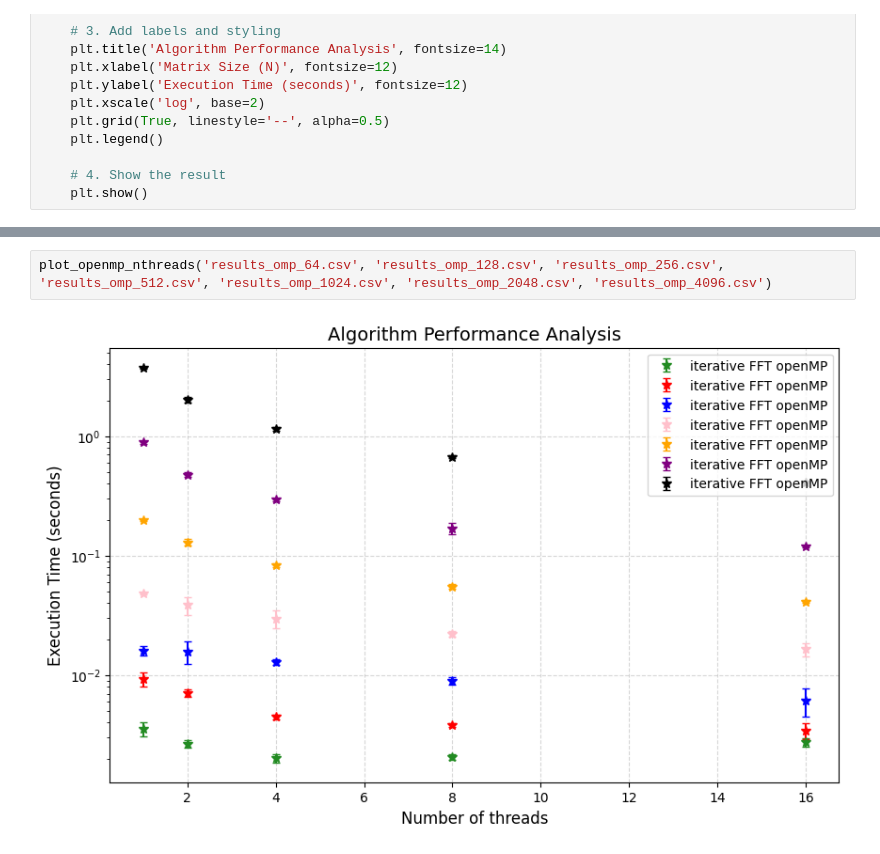
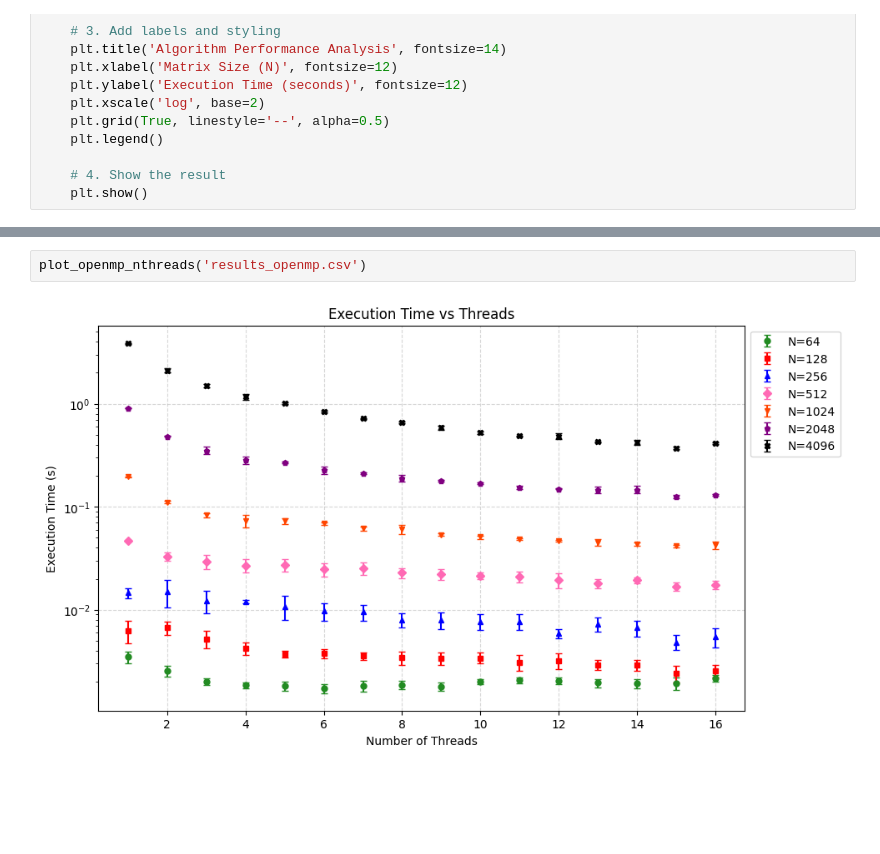
Before and after one commit to LauraRavagnani/Accelerated_FFT, a Jupyter notebook: visualize.ipynb, the cells around one changed output, grey strips where cells are left out. Saved outputs shown, nothing was run; the diff lists cells and outputs as text; blank space fills up the shorter version.

```diff
--- a/visualize.ipynb
+++ b/visualize.ipynb
@@ -362,5 +280,5 @@ def plot_openmp_nthreads(file1, file2, file3, file4, file5, file6, file7):
 	plt.show()
 # %%
-plot_openmp_nthreads('results_omp_64.csv', 'results_omp_128.csv', 'results_omp_256.csv', 'results_omp_512.csv', 'results_omp_1024.csv', 'results_omp_2048.csv', 'results_omp_4096.csv')
+plot_openmp_nthreads('results_openmp.csv')
 # %% [output]
-[figure, old version]
+[figure, new version]
```
Also changed, not shown: parts of 8 cells of this notebook, 16 other files.
